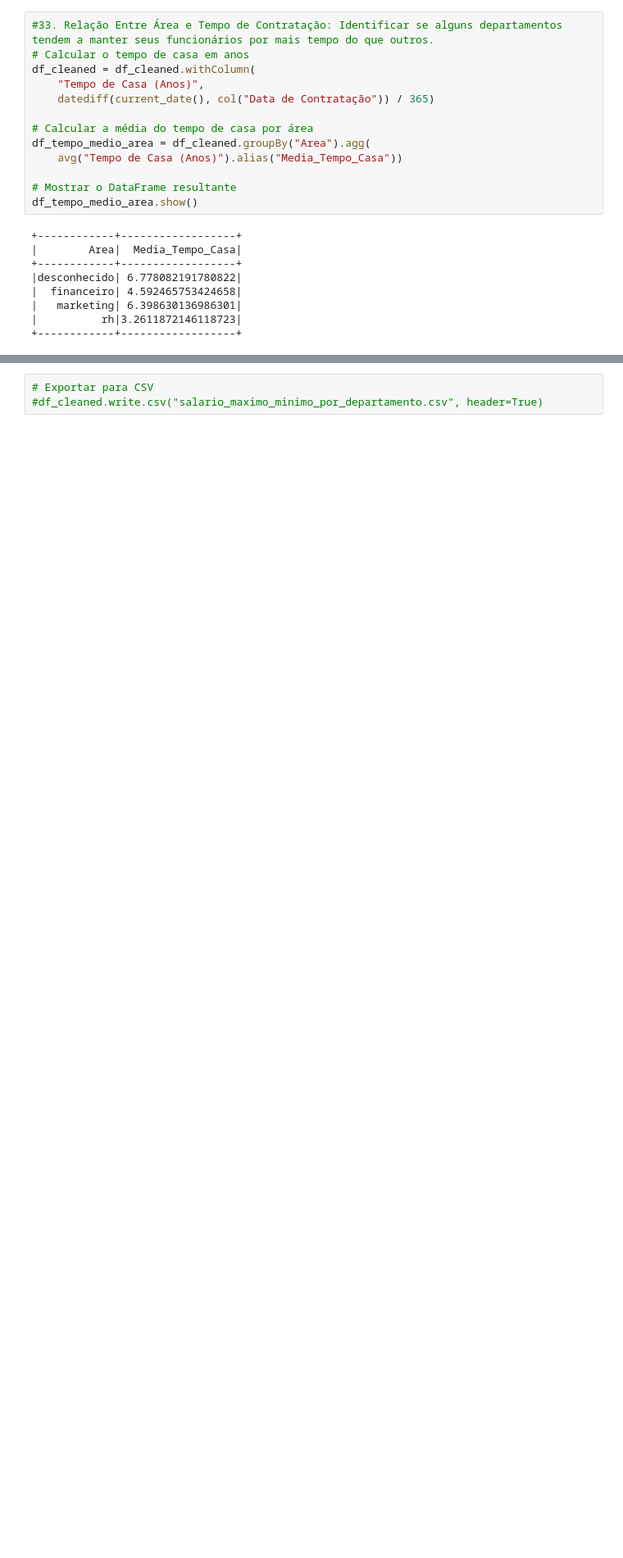
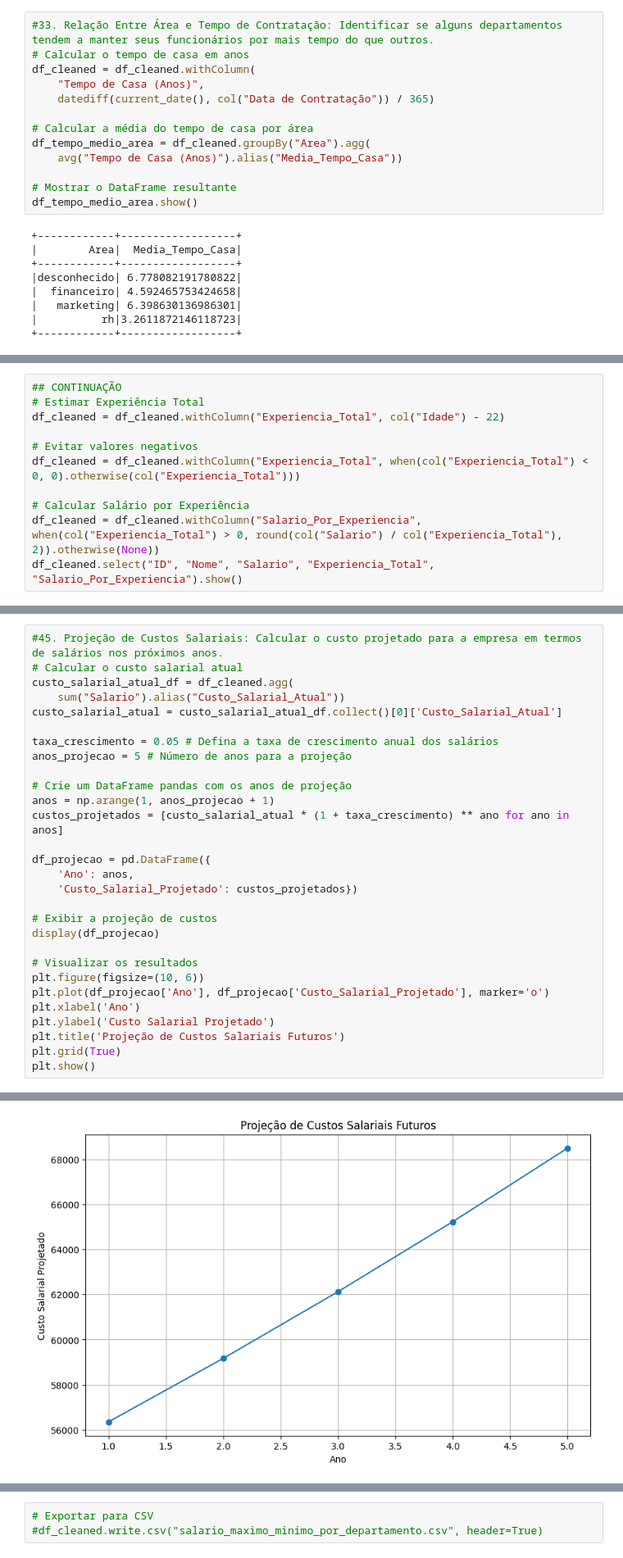
Before and after one commit to victoriawermelinger/SoulCode, a Jupyter notebook: Bootcamp - ANALISE DE DADOS/Atividade 04 (Cód)- PySpark.ipynb, the cells around one changed output, grey strips where cells are left out. Shown at 82% size. Drawn from its saved outputs; the diff is of its cells as text; blank space fills up the shorter version.

```diff
--- a/Bootcamp - ANALISE DE DADOS/Atividade 04 (Cód)- PySpark.ipynb
+++ b/Bootcamp - ANALISE DE DADOS/Atividade 04 (Cód)- PySpark.ipynb
@@ -1375,0 +1519,11 @@ Intercept: -9232.86944048826
+# %%
+## CONTINUAÇÃO
+# Estimar Experiência Total
+df_cleaned = df_cleaned.withColumn("Experiencia_Total", col("Idade") - 22)
+
+# Evitar valores negativos
+df_cleaned = df_cleaned.withColumn("Experiencia_Total", when(col("Experiencia_Total") < 0, 0).otherwise(col("Experiencia_Total")))
+
+# Calcular Salário por Experiência
+df_cleaned = df_cleaned.withColumn("Salario_Por_Experiencia", when(col("Experiencia_Total") > 0, round(col("Salario") / col("Experiencia_Total"), 2)).otherwise(None))
+df_cleaned.select("ID", "Nome", "Salario", "Experiencia_Total", "Salario_Por_Experiencia").show()
@@ -1375,0 +1760,30 @@ Intercept: -9232.86944048826
+# %%
+#45. Projeção de Custos Salariais: Calcular o custo projetado para a empresa em termos de salários nos próximos anos.
+# Calcular o custo salarial atual
+custo_salarial_atual_df = df_cleaned.agg(
+    sum("Salario").alias("Custo_Salarial_Atual"))
+custo_salarial_atual = custo_salarial_atual_df.collect()[0]['Custo_Salarial_Atual']
+
+taxa_crescimento = 0.05 # Defina a taxa de crescimento anual dos salários
+anos_projecao = 5 # Número de anos para a projeção
+
+# Crie um DataFrame pandas com os anos de projeção
+anos = np.arange(1, anos_projecao + 1)
+custos_projetados = [custo_salarial_atual * (1 + taxa_crescimento) ** ano for ano in anos]
+
+df_projecao = pd.DataFrame({
+    'Ano': anos,
+    'Custo_Salarial_Projetado': custos_projetados})
+
+# Exibir a projeção de custos
+display(df_projecao)
+
+# Visualizar os resultados
+plt.figure(figsize=(10, 6))
+plt.plot(df_projecao['Ano'], df_projecao['Custo_Salarial_Projetado'], marker='o')
+plt.xlabel('Ano')
+plt.ylabel('Custo Salarial Projetado')
+plt.title('Projeção de Custos Salariais Futuros')
+plt.grid(True)
+plt.show()
+# %% [output]
@@ -1375,0 +1796 @@ Intercept: -9232.86944048826
+[figure, added]
```
Also changed, not shown: parts of 21 cells of this notebook.
